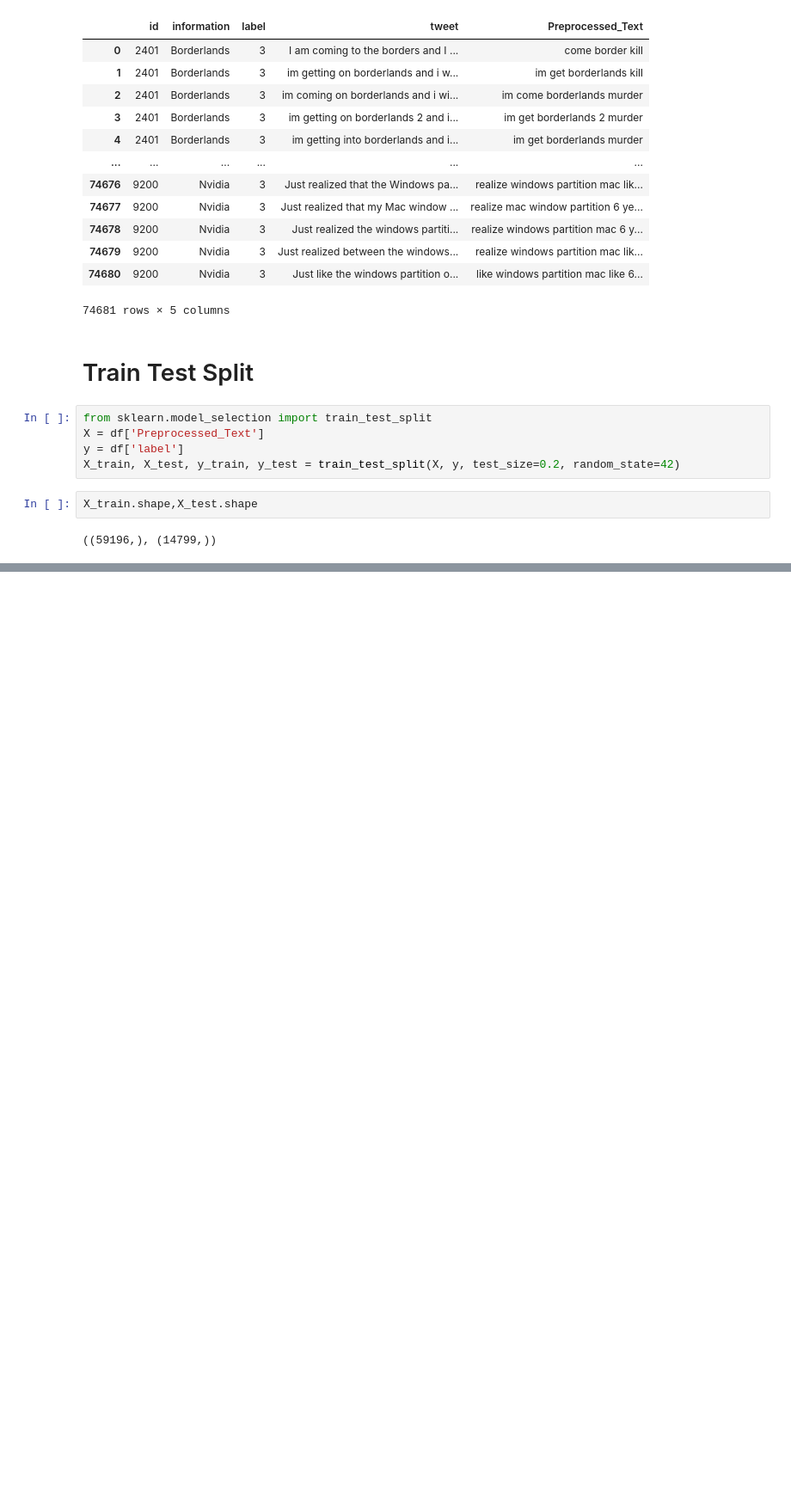
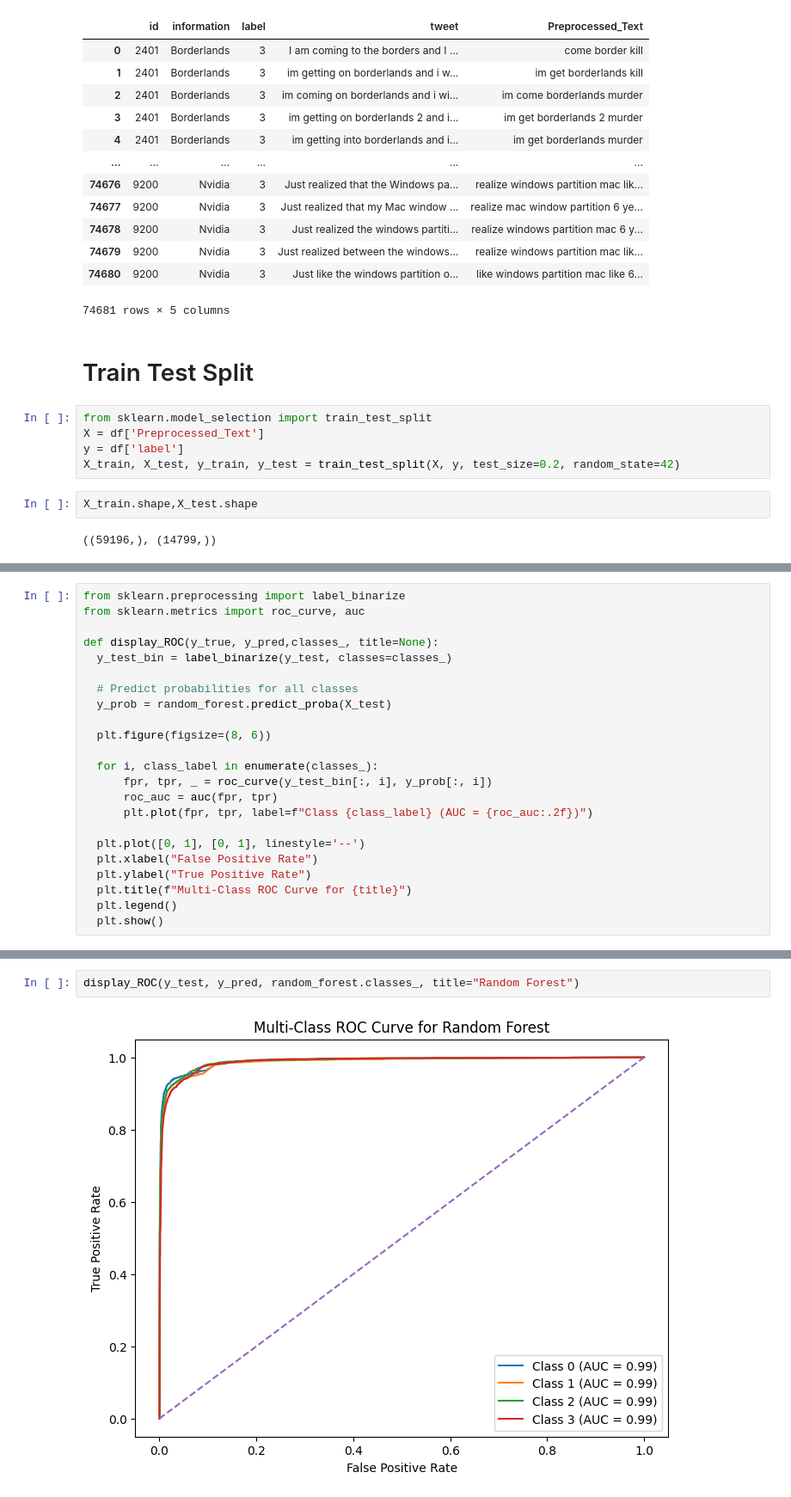
Before and after one commit to Prajwal-Luitel/Twitter-Sentiment-Analysis, a Jupyter notebook: Twitter_Sentiment_Analysis.ipynb, the cells around one changed output, grey strips where cells are left out. Shown at 86% size. Cells and saved outputs as stored; diff of their text form; blank space fills up the shorter version.

```diff
--- a/Twitter_Sentiment_Analysis.ipynb
+++ b/Twitter_Sentiment_Analysis.ipynb
@@ -236,0 +280,23 @@ X_train.shape,X_test.shape
+# %%
+from sklearn.preprocessing import label_binarize
+from sklearn.metrics import roc_curve, auc
+
+def display_ROC(y_true, y_pred,classes_, title=None):
+  y_test_bin = label_binarize(y_test, classes=classes_)
+
+  # Predict probabilities for all classes
+  y_prob = random_forest.predict_proba(X_test)
+
+  plt.figure(figsize=(8, 6))
+
+  for i, class_label in enumerate(classes_):
+      fpr, tpr, _ = roc_curve(y_test_bin[:, i], y_prob[:, i])
+      roc_auc = auc(fpr, tpr)
+      plt.plot(fpr, tpr, label=f"Class {class_label} (AUC = {roc_auc:.2f})")
+
+  plt.plot([0, 1], [0, 1], linestyle='--')
+  plt.xlabel("False Positive Rate")
+  plt.ylabel("True Positive Rate")
+  plt.title(f"Multi-Class ROC Curve for {title}")
+  plt.legend()
+  plt.show()
@@ -236,0 +313,4 @@ X_train.shape,X_test.shape
+# %%
+display_ROC(y_test, y_pred, random_forest.classes_, title="Random Forest")
+# %% [output]
+[figure, added]
```
Also changed, not shown: parts of 12 cells of this notebook.
